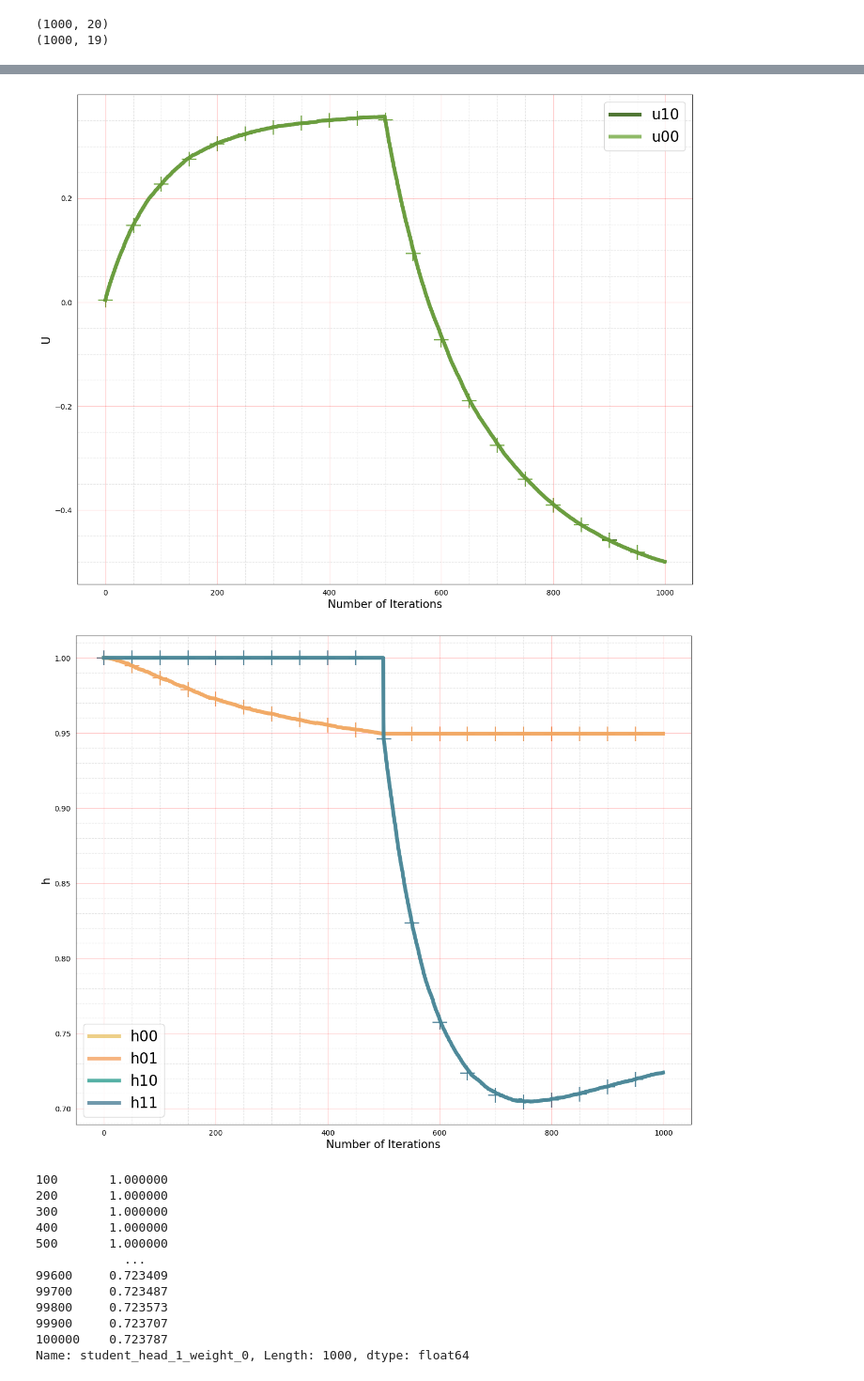
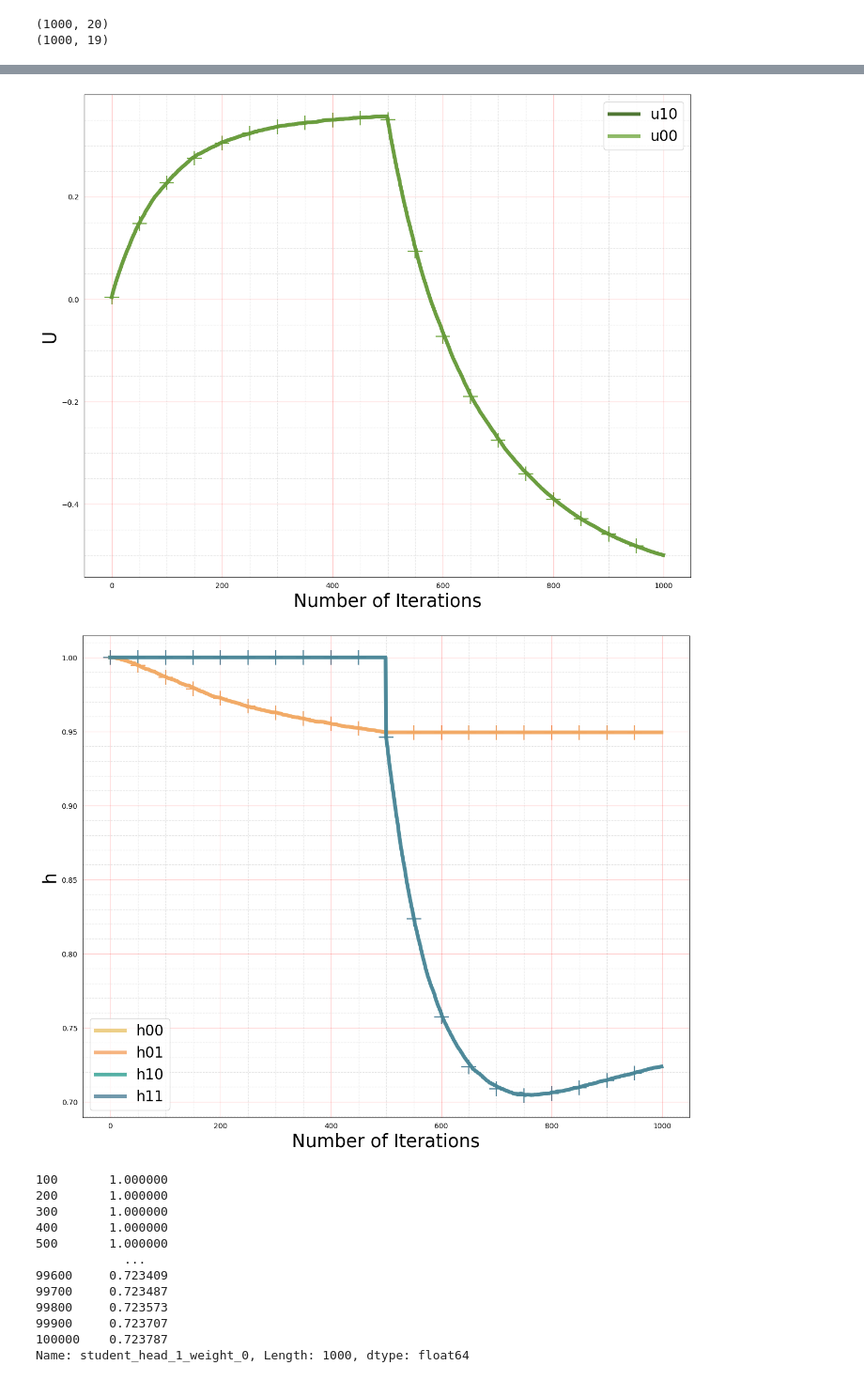
Before and after one commit to Lisa-ach/student_teacher_catastrophic, a Jupyter notebook: notes/Experiment1/Figure2.ipynb, the cells around one changed output, grey strips where cells are left out. Shown at 94% size. Cells and saved outputs as stored; diff of their text form; code cells hidden in the pictures.

```diff
--- a/notes/Experiment1/Figure2.ipynb
+++ b/notes/Experiment1/Figure2.ipynb
@@ -202,15 +202,15 @@ plt.tick_params(
             labelleft=True
         )
 
-plt.xlabel("Number of Iterations", fontsize=15)
-plt.ylabel("U", fontsize=15)
+plt.xlabel("Number of Iterations", fontsize=25)
+plt.ylabel("U", fontsize=25)
 
 plt.legend(loc="best", fontsize=20, frameon=True)
 
 fig4.show()
 fig4.savefig("ode_verification_u_crosses.pdf", dpi=100, bbox_inches='tight', pad_inches=0)
 # %% [output]
-[figure, old version]
+[figure, new version]
 # %%
 f = 50
 
@@ -231,36 +231,36 @@ plt.plot(range(len(network_error_head_1_0)), network_error_head_1_0, alpha=0.8,
 plt.plot(range(len(network_error_head_1_1)), network_error_head_1_1, alpha=0.8, linewidth=5, color="#4E8098", label="h11")
 
 plt.scatter(range(len(ode_error_head_0_0))[::f], ode_error_head_0_0[::f], color="#E9C46A", marker="+", s=400)
 plt.scatter(range(len(ode_error_head_0_1))[::f], ode_error_head_0_1[::f], color="#F4A261", marker="+", s=400)
 plt.scatter(range(len(ode_error_head_1_0))[::f], ode_error_head_1_0[::f], color="#2A9D8F", marker="+", s=400)
 plt.scatter(range(len(ode_error_head_1_1))[::f], ode_error_head_1_1[::f], color="#4E8098", marker="+", s=400)
 
 # plt.xlim(0, 10000)
 # plt.ylim(-1, 1)
 plt.minorticks_on()
 # plt.grid(b=True, which='major', color='r', linestyle='-', alpha=0.2)
 # plt.grid(b=True, which='minor', color='gray', linestyle='--', alpha=0.2)
 plt.grid(True, which='major', color='r', linestyle='-', alpha=0.2)
 plt.grid(True, which='minor', color='gray', linestyle='--', alpha=0.2)
 plt.tick_params(
             axis='both',         # changes apply to the x-axis
             which='both',      # both major and minor ticks are affected
             bottom=False,      # ticks along the bottom edge are off
             top=False,         # ticks along the top edge are off
             labelbottom=True, # labels along the bottom edge are off
             left=False,
             labelleft=True
         )
 
-plt.xlabel("Number of Iterations", fontsize=15)
-plt.ylabel("h", fontsize=15)
+plt.xlabel("Number of Iterations", fontsize=25)
+plt.ylabel("h", fontsize=25)
 
 plt.legend(loc="best", fontsize=20, frameon=True)
 
 fig5.show()
 fig5.savefig("ode_verification_heads_crosses.pdf", dpi=100, bbox_inches='tight', pad_inches=0)
 # %% [output]
-[figure, old version]
+[figure, new version]
 # %%
 network_df["student_head_1_weight_0"]
 # %% [output]
```
Also changed, not shown: parts of 4 cells of this notebook, 1 other file.
